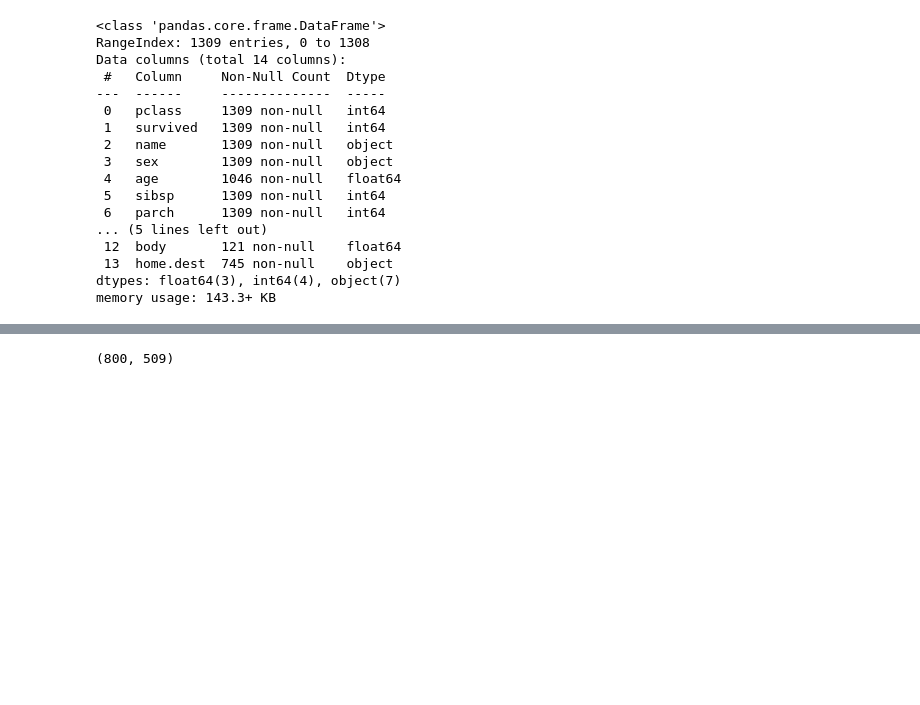
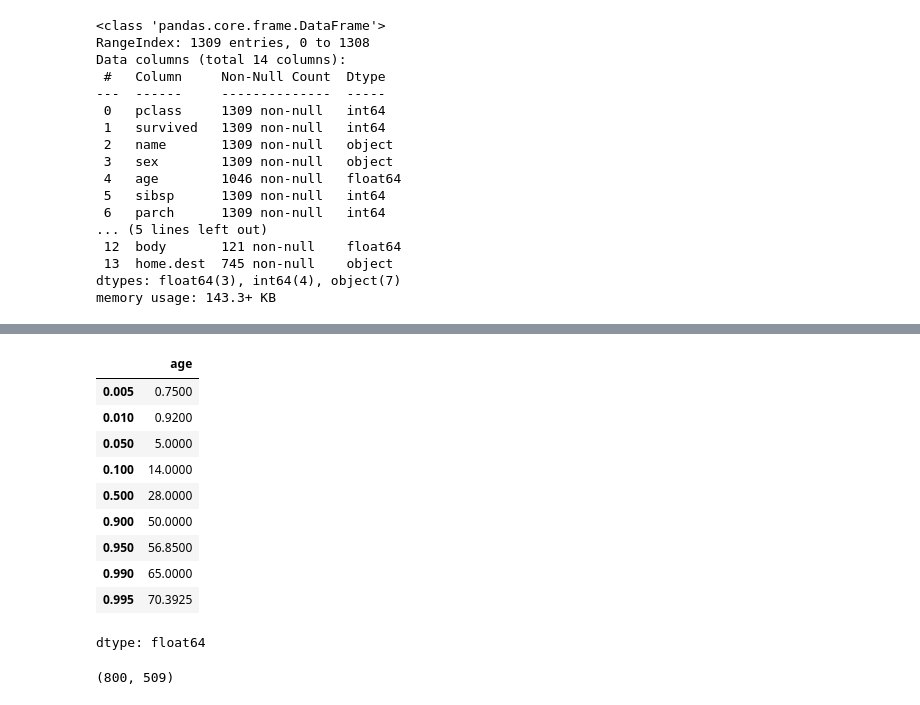
Before and after one commit to evin76/machinelearning2024, a Jupyter notebook: machinelearning2024.ipynb, the cells around one changed output, grey strips where cells are left out. Saved outputs shown, nothing was run; the diff lists cells and outputs as text; code cells hidden in the pictures; blank space fills up the shorter version.

```diff
--- a/machinelearning2024.ipynb
+++ b/machinelearning2024.ipynb
@@ -119,3 +197,17 @@ memory usage: 143.3+ KB
+# %%
+data_cleaned['age'].quantile([0.005,.01,.05,.1,.5,.9,.95,.99,.995])
+# %% [output]
+|  | age |
+| 0.005 | 0.7500 |
+| 0.010 | 0.9200 |
+| 0.050 | 5.0000 |
+| 0.100 | 14.0000 |
+| 0.500 | 28.0000 |
+| 0.900 | 50.0000 |
+| 0.950 | 56.8500 |
+| 0.990 | 65.0000 |
+| 0.995 | 70.3925 |
+dtype: float64
 # %%
 #X = data.drop(['survived', 'name', 'home.dest', 'sex', 'embarked'], axis=1)
 X = data['body']
```
Also changed, not shown: parts of 10 cells of this notebook.
